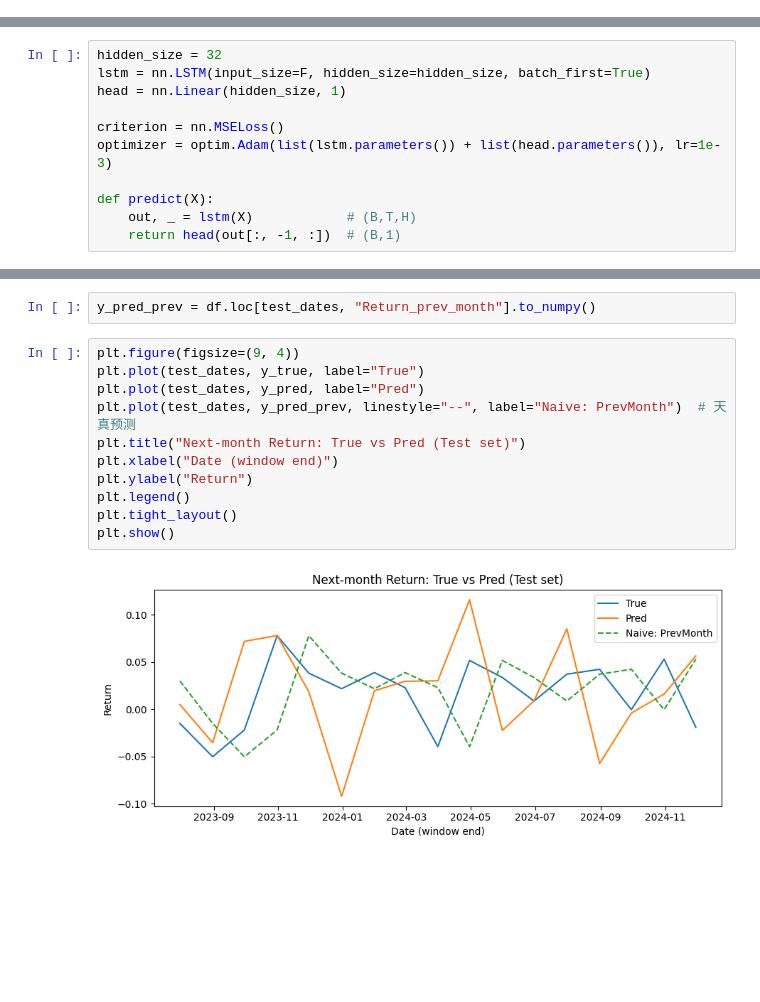
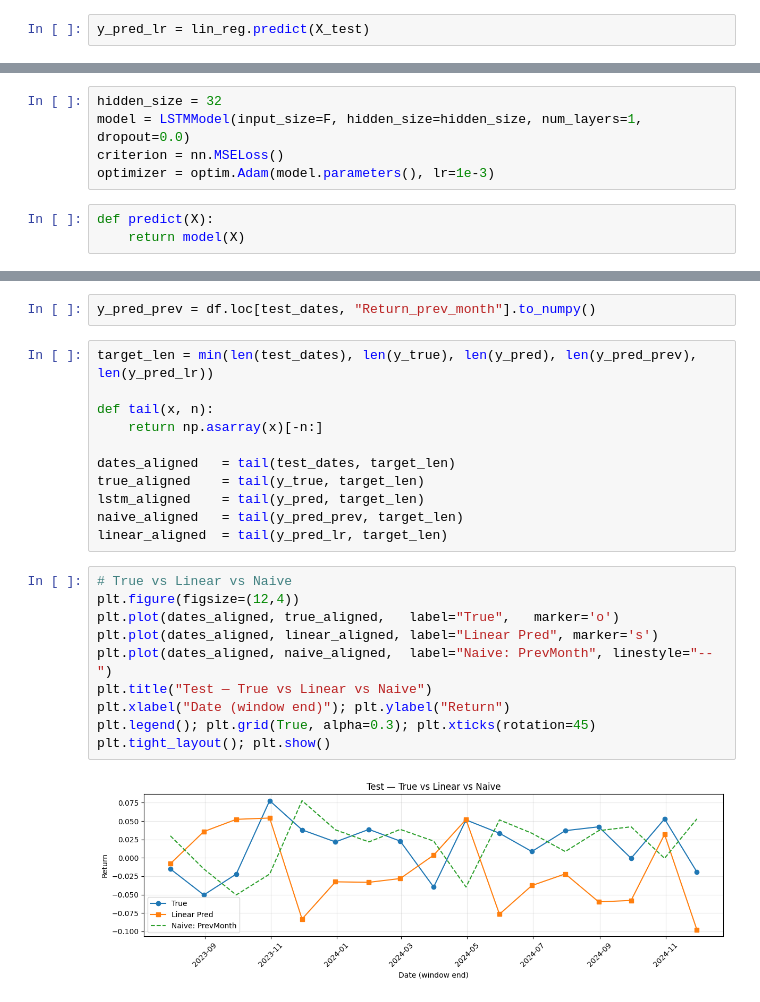
Before and after one commit to Rico00121/cs-c3240-machine-learning-project, a Jupyter notebook: lstm.ipynb, the cells around one changed output, grey strips where cells are left out. Drawn from its saved outputs; the diff is of its cells as text; blank space fills up the shorter version.

Commit message:
feat: compare between lstm and navie and linear

```diff
--- a/lstm.ipynb
+++ b/lstm.ipynb
@@ -0,0 +41,2 @@
+# %%
+y_pred_lr = lin_reg.predict(X_test)
@@ -71,14 +141,11 @@ y_test  = torch.tensor(y_test,  dtype=torch.float32)
 # %%
 hidden_size = 32
-lstm = nn.LSTM(input_size=F, hidden_size=hidden_size, batch_first=True)
-head = nn.Linear(hidden_size, 1)
-
+model = LSTMModel(input_size=F, hidden_size=hidden_size, num_layers=1, dropout=0.0)
 criterion = nn.MSELoss()
-optimizer = optim.Adam(list(lstm.parameters()) + list(head.parameters()), lr=1e-3)
-
-def predict(X):
-    out, _ = lstm(X)            # (B,T,H)
-    return head(out[:, -1, :])  # (B,1)
+optimizer = optim.Adam(model.parameters(), lr=1e-3)
+# %%
+def predict(X):
+    return model(X)
 # %%
 epochs = 300
 for ep in range(1, epochs + 1):
@@ -191,16 +258,26 @@ np.mean((y_pred > 0) == (y_true > 0))
 np.float64(0.5882352941176471)
 # %%
 y_pred_prev = df.loc[test_dates, "Return_prev_month"].to_numpy()
+# %%
+target_len = min(len(test_dates), len(y_true), len(y_pred), len(y_pred_prev), len(y_pred_lr))
+
+def tail(x, n):
+    return np.asarray(x)[-n:]
+
+dates_aligned   = tail(test_dates, target_len)
+true_aligned    = tail(y_true, target_len)
+lstm_aligned    = tail(y_pred, target_len)
+naive_aligned   = tail(y_pred_prev, target_len)
+linear_aligned  = tail(y_pred_lr, target_len)
 # %%
-plt.figure(figsize=(9, 4))
-plt.plot(test_dates, y_true, label="True")
-plt.plot(test_dates, y_pred, label="Pred")
-plt.plot(test_dates, y_pred_prev, linestyle="--", label="Naive: PrevMonth")  # 天真预测
-plt.title("Next-month Return: True vs Pred (Test set)")
-plt.xlabel("Date (window end)")
-plt.ylabel("Return")
-plt.legend()
-plt.tight_layout()
-plt.show()
+# True vs Linear vs Naive
+plt.figure(figsize=(12,4))
+plt.plot(dates_aligned, true_aligned,   label="True",   marker='o')
+plt.plot(dates_aligned, linear_aligned, label="Linear Pred", marker='s')
+plt.plot(dates_aligned, naive_aligned,  label="Naive: PrevMonth", linestyle="--")
+plt.title("Test — True vs Linear vs Naive")
+plt.xlabel("Date (window end)"); plt.ylabel("Return")
+plt.legend(); plt.grid(True, alpha=0.3); plt.xticks(rotation=45)
+plt.tight_layout(); plt.show()
 # %% [output]
-[figure, old version]
+[figure, new version]
```
Also changed, not shown: parts of 20 cells of this notebook.
